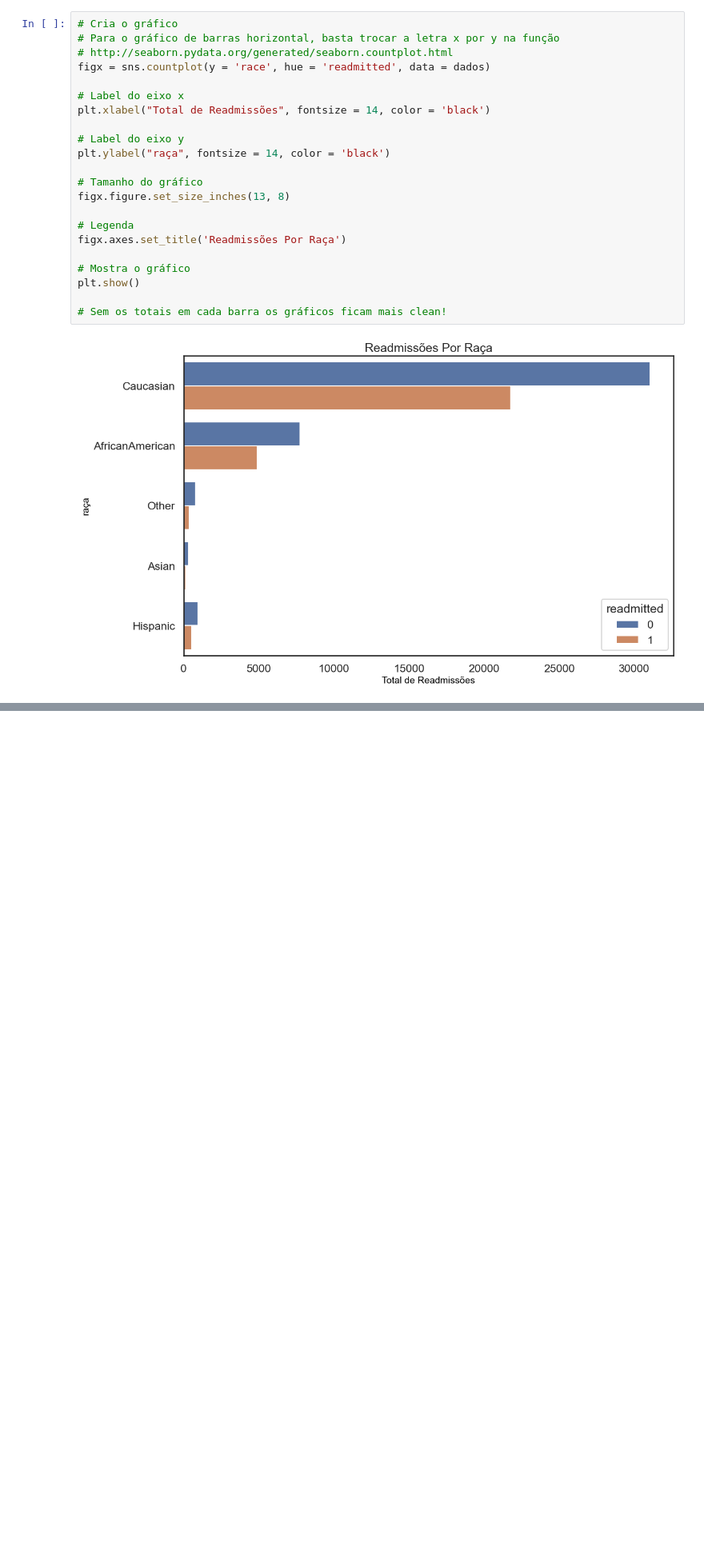
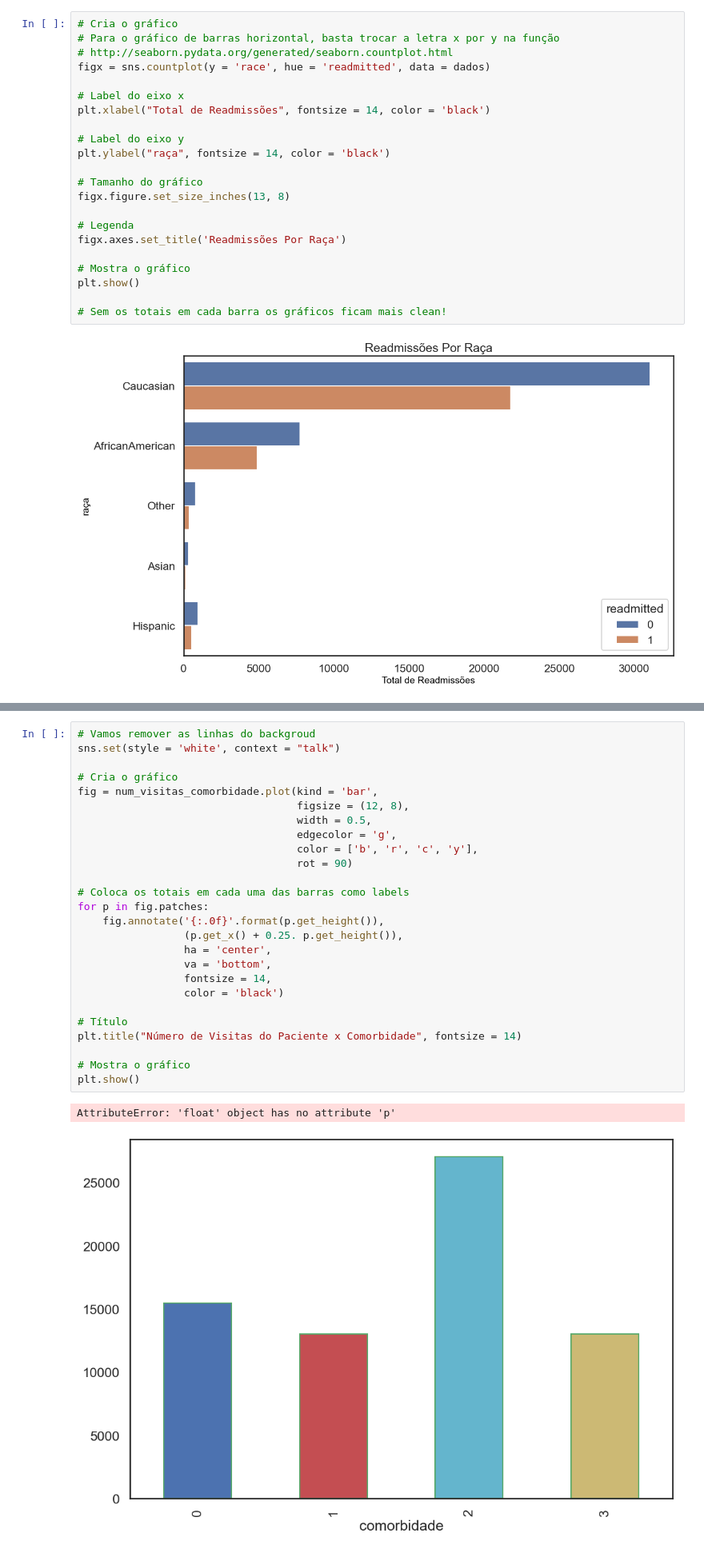
Before and after one commit to SanTavaresD/Analise_de_Dados_com_Linguagem_Python, a Jupyter notebook: 9_Engenharia_de_atributos/projeto_8_parte_2.ipynb, the cells around one changed output, grey strips where cells are left out. Shown: that part at 80% size. Cells and saved outputs as stored; diff of their text form; blank space fills up the shorter version.

```diff
--- a/9_Engenharia_de_atributos/projeto_8_parte_2.ipynb
+++ b/9_Engenharia_de_atributos/projeto_8_parte_2.ipynb
@@ -287,0 +381,29 @@ plt.show()
+# %%
+# Vamos remover as linhas do backgroud
+sns.set(style = 'white', context = "talk")
+
+# Cria o gráfico
+fig = num_visitas_comorbidade.plot(kind = 'bar',
+                                   figsize = (12, 8),
+                                   width = 0.5,
+                                   edgecolor = 'g',
+                                   color = ['b', 'r', 'c', 'y'],
+                                   rot = 90)
+
+# Coloca os totais em cada uma das barras como labels
+for p in fig.patches:
+    fig.annotate('{:.0f}'.format(p.get_height()),
+                 (p.get_x() + 0.25. p.get_height()),
+                 ha = 'center',
+                 va = 'bottom',
+                 fontsize = 14,
+                 color = 'black')
+
+# Título
+plt.title("Número de Visitas do Paciente x Comorbidade", fontsize = 14)
+
+# Mostra o gráfico
+plt.show()
+# %% [output]
+AttributeError: 'float' object has no attribute 'p'
+[figure, added]
```
Also changed, not shown: parts of 13 cells of this notebook.
